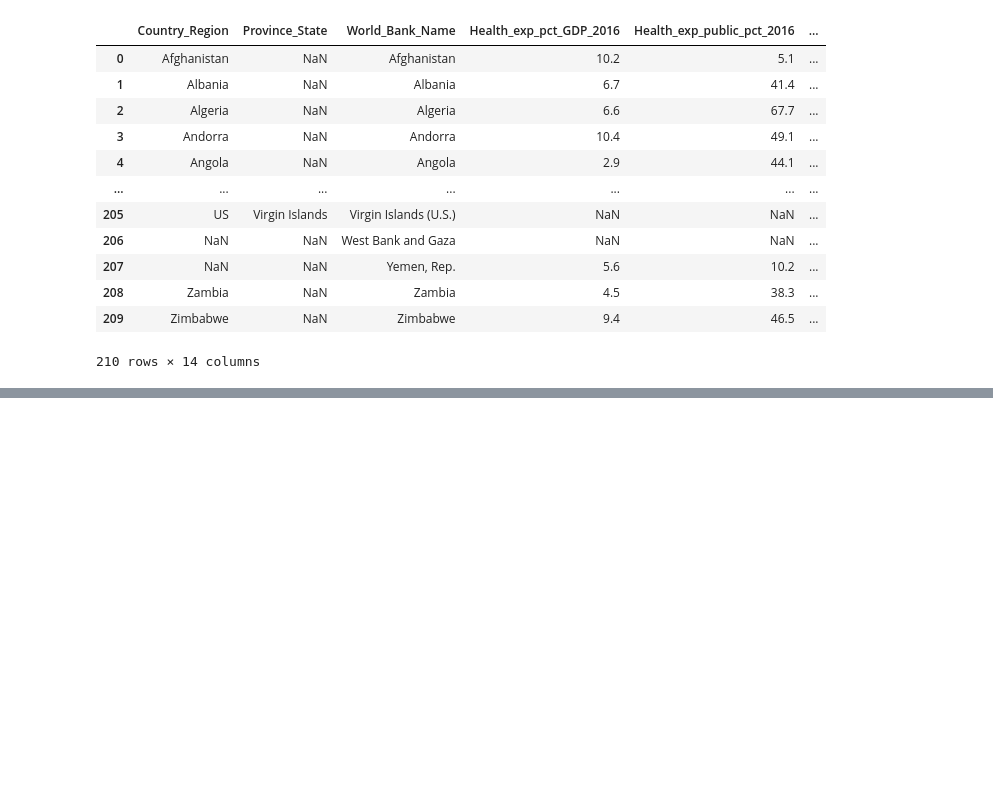
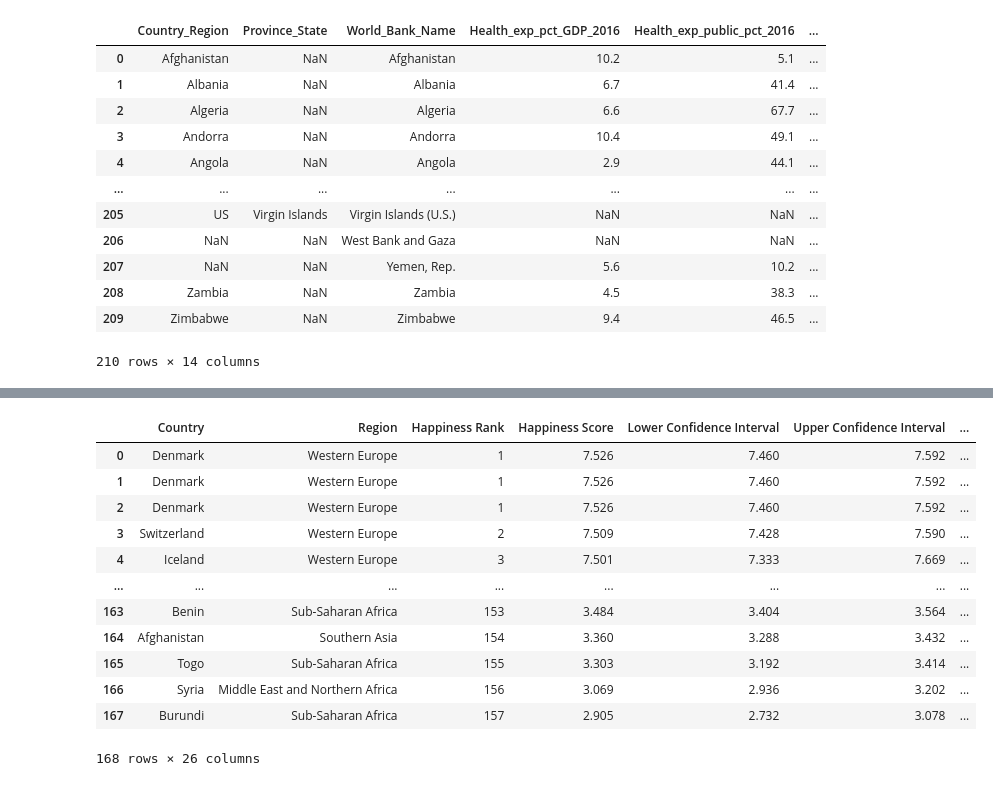
Before and after one commit to conwaykylej/Are_you_Sick_of_It, a Jupyter notebook: main.py.ipynb, the cells around one changed output, grey strips where cells are left out. Drawn from its saved outputs; the diff is of its cells as text; code cells hidden in the pictures; blank space fills up the shorter version.

```diff
--- a/main.py.ipynb
+++ b/main.py.ipynb
@@ -43,0 +28,14 @@ happiness16_df
+# %%
+health_rename = health_df.rename(columns = {"Country_Region" : "Country",
+                                            "Health_exp_pct_GDP_2016" : "Health Expenditure % - GDP",
+                                            "Health_exp_public_pct_2016": "Health Expenditure Public %",
+                                            "Health_exp_out_of_pocket_pct_2016" : "Health EXP Out of Pocket %",
+                                            "External_health_exp_pct_2016" : "External Health Expenditure %",
+                                            "Physicians_per_1000_2009-18" : "Physicians per 1000",
+                                            "Nurse_midwife_per_1000_2009-18" : "Nurse Midwife per 1000",
+                                            "Specialist_surgical_per_1000_2008-18" : "Specialist Surgical per 1000",
+                                            "Completeness_of_birth_reg_2009-18" : "Completeness of Birth Reg",
+                                            "Completeness_of_death_reg_2008-16" : "Completeness of Death Reg",
+                                            "per_capita_exp_PPP_2016" : "Per Capita Expeniture by PPP",
+                                            "Health_exp_per_capita_USD_2016" : "Health Expenditure Per Capita($)"
+                                            })
@@ -43,0 +59,17 @@ happiness16_df
+# %%
+merged_dfs = pd.merge(happiness16_df, health_rename, on ='Country', how ='left')
+merged_dfs
+# %% [output]
+|  | Country | Region | Happiness Rank | Happiness Score | Lower Confidence Interval | Upper Confidence Interval | ... |
+| 0 | Denmark | Western Europe | 1 | 7.526 | 7.460 | 7.592 | ... |
+| 1 | Denmark | Western Europe | 1 | 7.526 | 7.460 | 7.592 | ... |
+| 2 | Denmark | Western Europe | 1 | 7.526 | 7.460 | 7.592 | ... |
+| 3 | Switzerland | Western Europe | 2 | 7.509 | 7.428 | 7.590 | ... |
+| 4 | Iceland | Western Europe | 3 | 7.501 | 7.333 | 7.669 | ... |
+| ... | ... | ... | ... | ... | ... | ... | ... |
+| 163 | Benin | Sub-Saharan Africa | 153 | 3.484 | 3.404 | 3.564 | ... |
+| 164 | Afghanistan | Southern Asia | 154 | 3.360 | 3.288 | 3.432 | ... |
+| 165 | Togo | Sub-Saharan Africa | 155 | 3.303 | 3.192 | 3.414 | ... |
+| 166 | Syria | Middle East and Northern Africa | 156 | 3.069 | 2.936 | 3.202 | ... |
+| 167 | Burundi | Sub-Saharan Africa | 157 | 2.905 | 2.732 | 3.078 | ... |
+168 rows × 26 columns
```
Also changed, not shown: parts of 4 cells of this notebook.
